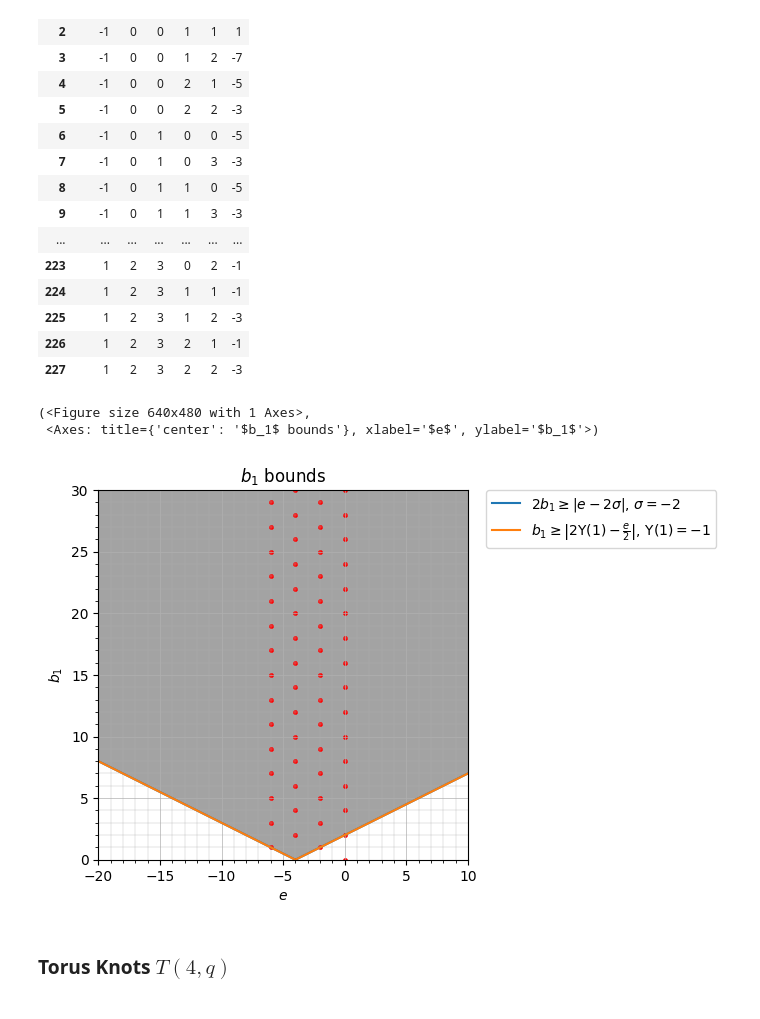
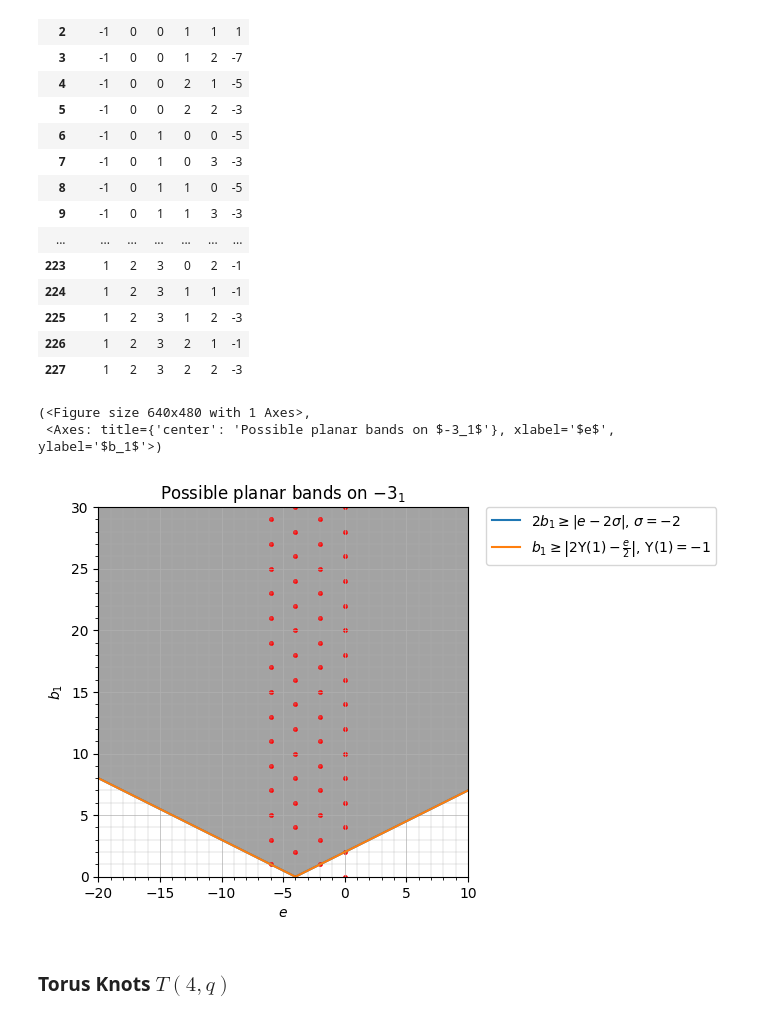
Before and after one commit to JulesGB/KnotGeography, a Jupyter notebook: band moves via dual graph.ipynb, the cells around one changed output. Cells and saved outputs as stored; diff of their text form; code cells hidden in the pictures.

```diff
--- a/band moves via dual graph.ipynb
+++ b/band moves via dual graph.ipynb
@@ -174,12 +179,12 @@ number of failed band moves: 168
 | 225 | 1 | 2 | 3 | 1 | 2 | -3 |
 | 226 | 1 | 2 | 3 | 2 | 1 | -1 |
 | 227 | 1 | 2 | 3 | 2 | 2 | -3 |
-# %%
-plot_bands(K.mirror(), bands_mirror_K, erange=(-20,10))
-# %% [output]
-(<Figure size 640x480 with 1 Axes>,
- <Axes: title={'center': '$b_1$ bounds'}, xlabel='$e$', ylabel='$b_1$'>)
-[figure, removed]
+# %%
+plot_bands(K.mirror(), bands_mirror_K, erange=(-20,10), knot_name='$-3_1$')
+# %% [output]
+(<Figure size 640x480 with 1 Axes>,
+ <Axes: title={'center': 'Possible planar bands on $-3_1$'}, xlabel='$e$', ylabel='$b_1$'>)
+[figure, added]
 # %% [markdown]
 ### Torus Knots $T(4,q)$
 # %%
```
Also changed, not shown: parts of 13 cells of this notebook.
